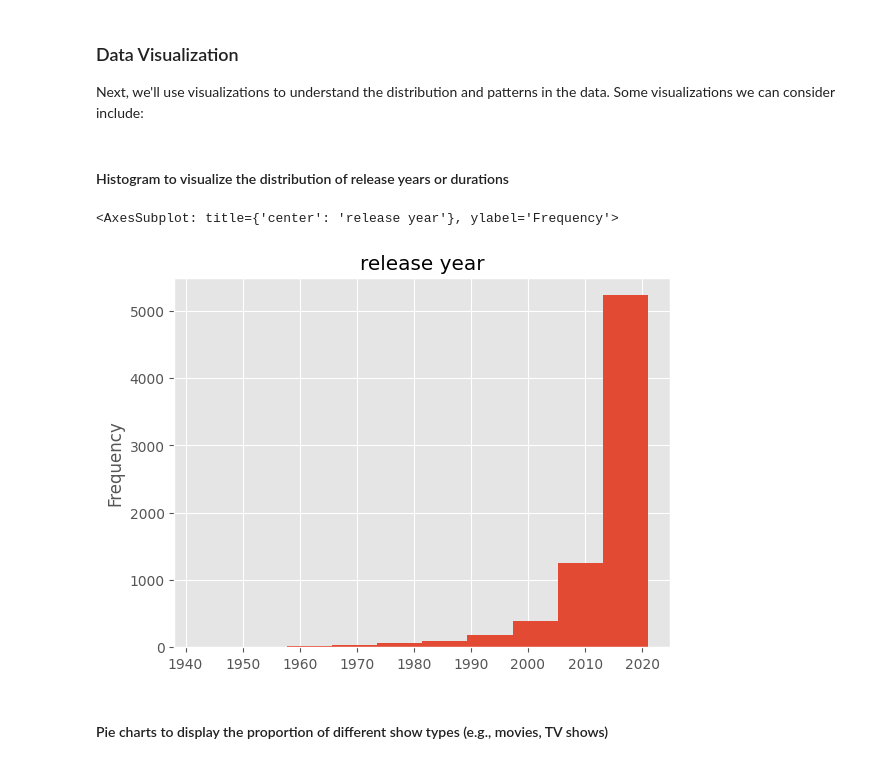
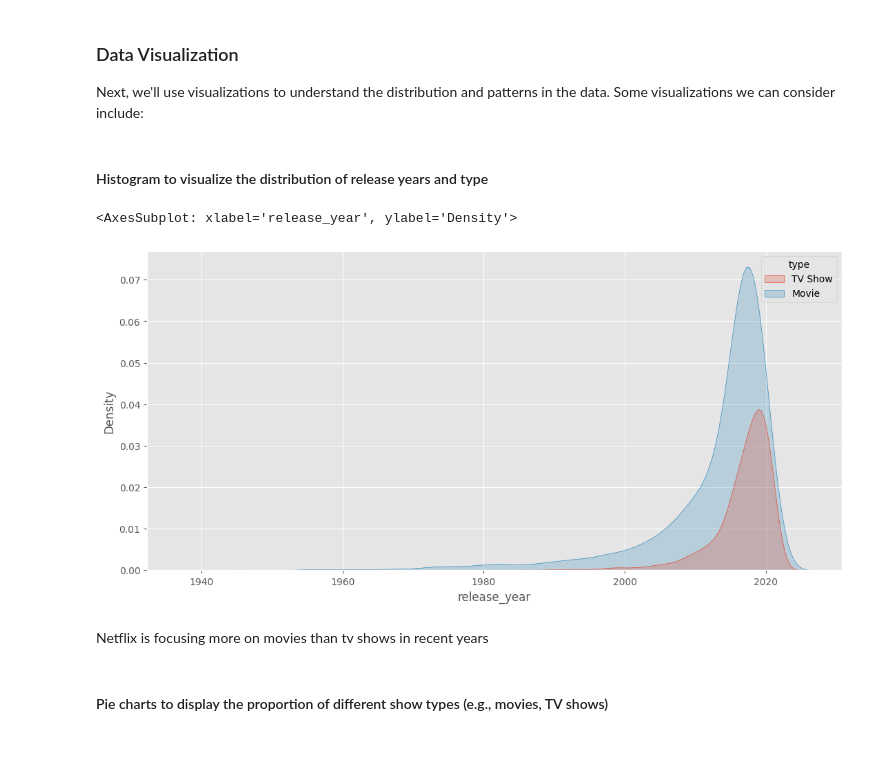
Before and after one commit to UUinc/exploratory-data-analysis-of-netflix-shows, a Jupyter notebook: exploratory-data-analysis-of-netflix-shows.ipynb, the cells around one changed output. Drawn from its saved outputs; the diff is of its cells as text; code cells hidden in the pictures.

```diff
--- a/exploratory-data-analysis-of-netflix-shows.ipynb
+++ b/exploratory-data-analysis-of-netflix-shows.ipynb
@@ -219,12 +240,15 @@ for index, row in df.iterrows():
 
 Next, we'll use visualizations to understand the distribution and patterns in the data. Some visualizations we can consider include:
 # %% [markdown]
-#### Histogram to visualize the distribution of release years or durations
+#### Histogram to visualize the distribution of release years and type
-# %%
-df['release_year'].plot(kind='hist', title='release year')
-# %% [output]
-<AxesSubplot: title={'center': 'release year'}, ylabel='Frequency'>
-[figure, removed]
+# %%
+plt.figure(figsize=(13,6))
+sns.kdeplot(data=df, x='release_year', hue='type', fill=True)
+# %% [output]
+<AxesSubplot: xlabel='release_year', ylabel='Density'>
+[figure, added]
+# %% [markdown]
+Netflix is focusing more on movies than tv shows in recent years
 # %% [markdown]
 #### Pie charts to display the proportion of different show types (e.g., movies, TV shows)
 # %%
```
Also changed, not shown: parts of 14 cells of this notebook.
